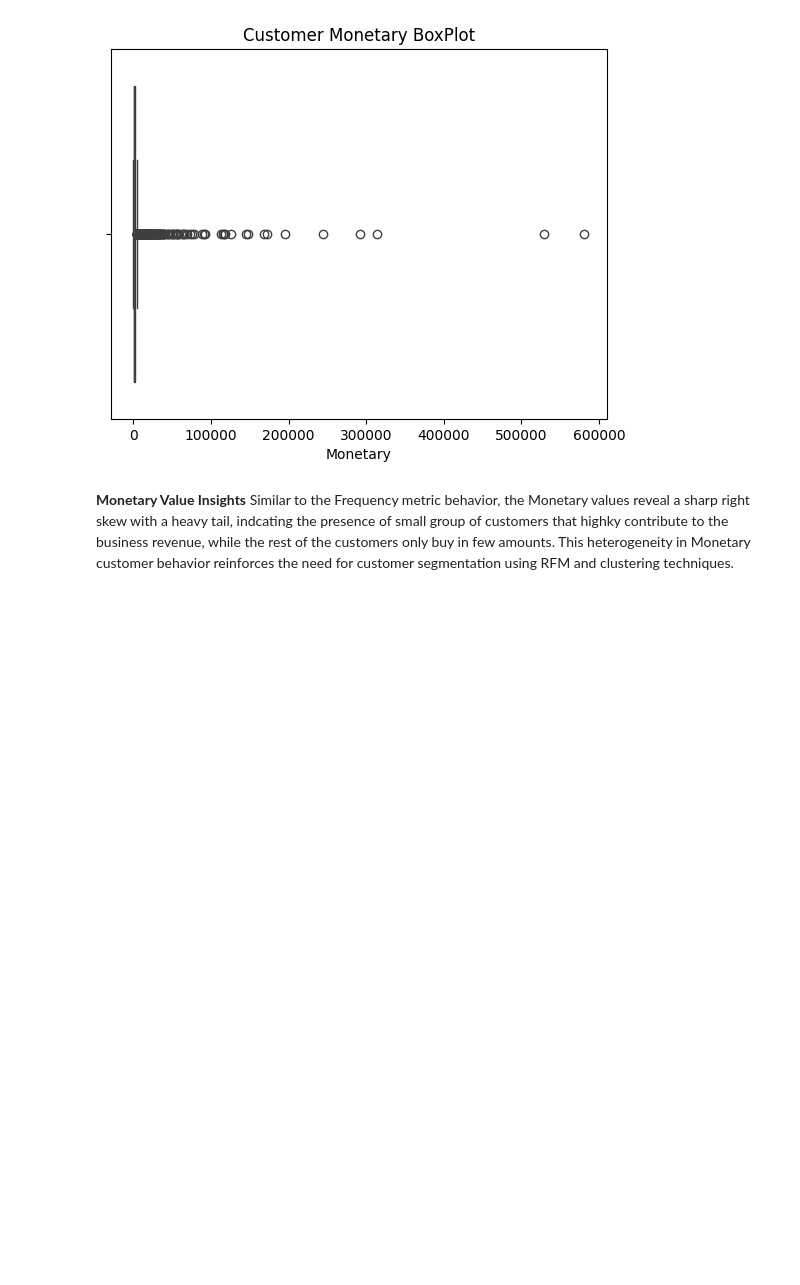
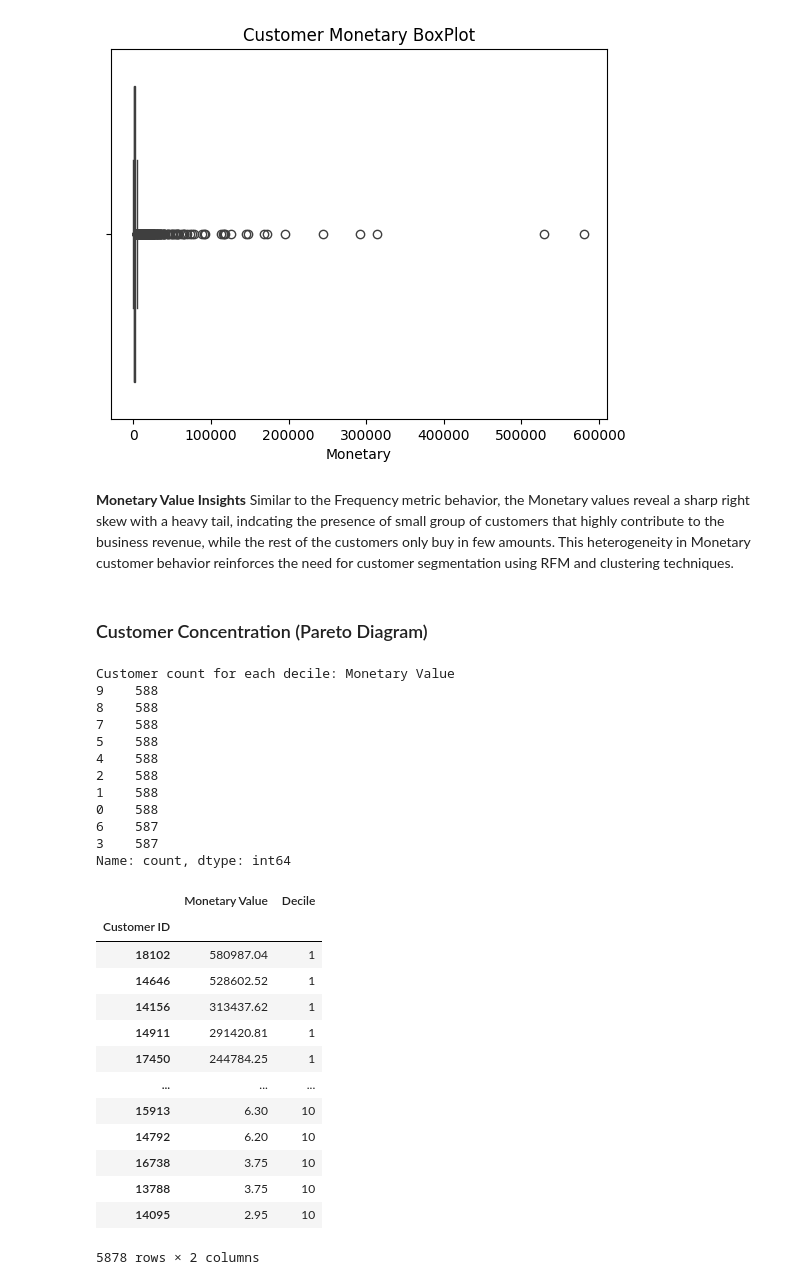
Before and after one commit to AmaKings9/online-retail-customer-analysis, a Jupyter notebook: notebooks/03_eda.ipynb, the cells around one changed output. Saved outputs shown, nothing was run; the diff lists cells and outputs as text; code cells hidden in the pictures; blank space fills up the shorter version.

```diff
--- a/notebooks/03_eda.ipynb
+++ b/notebooks/03_eda.ipynb
@@ -387,5 +387,41 @@ plt.show()
 [figure]
 # %% [markdown]
 **Monetary Value Insights**
-Similar to the Frequency metric behavior, the Monetary values reveal a sharp right skew with a heavy tail, indcating the presence of small group of customers that highky contribute to the business revenue, while the rest of the customers only buy in few amounts.
+Similar to the Frequency metric behavior, the Monetary values reveal a sharp right skew with a heavy tail, indcating the presence of small group of customers that highly contribute to the business revenue, while the rest of the customers only buy in few amounts.
 This heterogeneity in Monetary customer behavior reinforces the need for customer segmentation using RFM and clustering techniques.
+# %% [markdown]
+### Customer Concentration (Pareto Diagram)
+# %%
+df_pareto_monetary = pd.DataFrame()
+df_pareto_monetary['Monetary Value'] = df_rfm_metrics['Monetary'].copy().sort_values(ascending=False)
+
+print(f"Customer count for each decile: {pd.qcut(df_pareto_monetary['Monetary Value'], q=10, labels=False).value_counts()}")
+df_pareto_monetary['Decile'] = 11 - (pd.qcut(df_pareto_monetary['Monetary Value'], q=10, labels=False) + 1)
+df_pareto_monetary
+# %% [output]
+Customer count for each decile: Monetary Value
+9    588
+8    588
+7    588
+5    588
+4    588
+2    588
+1    588
+0    588
+6    587
+3    587
+Name: count, dtype: int64
+|  | Monetary Value | Decile |
+| Customer ID |  |  |
+| 18102 | 580987.04 | 1 |
+| 14646 | 528602.52 | 1 |
+| 14156 | 313437.62 | 1 |
+| 14911 | 291420.81 | 1 |
+| 17450 | 244784.25 | 1 |
+| ... | ... | ... |
+| 15913 | 6.30 | 10 |
+| 14792 | 6.20 | 10 |
+| 16738 | 3.75 | 10 |
+| 13788 | 3.75 | 10 |
+| 14095 | 2.95 | 10 |
+5878 rows × 2 columns
```
Also changed, not shown: parts of 2 cells of this notebook.
